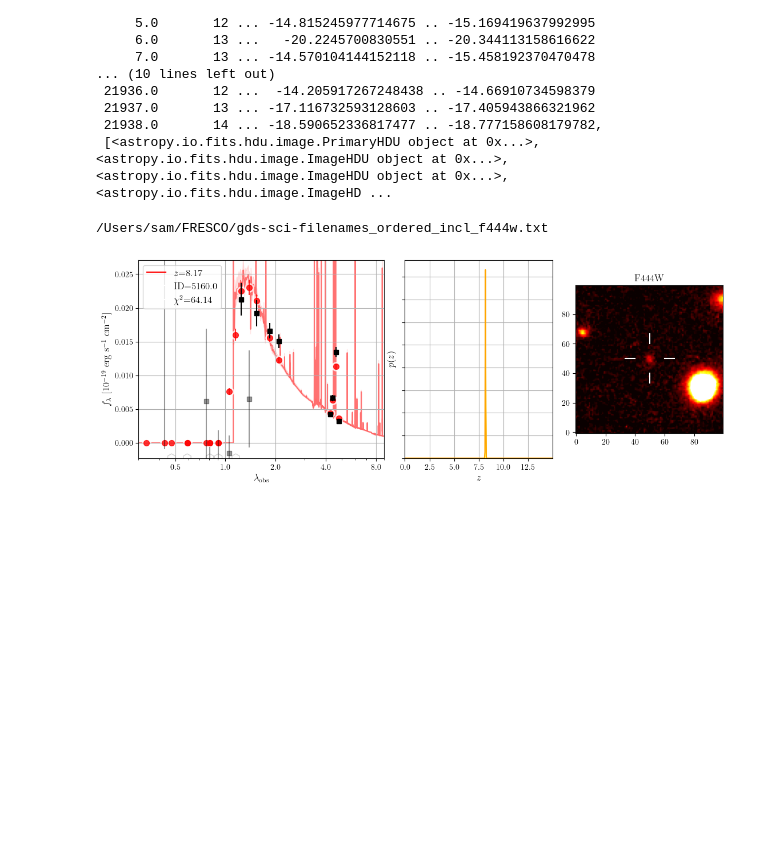
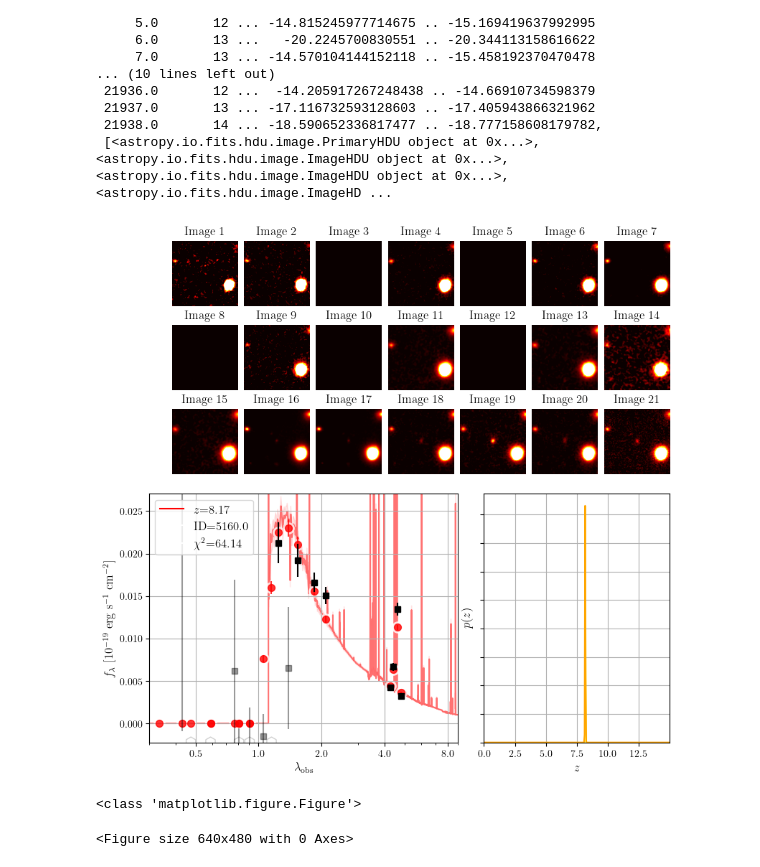
Before and after one commit to sambeckers/first-research-project, a Jupyter notebook: photoz_gds.ipynb, the cells around one changed output. Drawn from its saved outputs; the diff is of its cells as text; code cells hidden in the pictures; blank space fills up the shorter version.

Commit message:
Images in all filters!

```diff
--- a/photoz_gds.ipynb
+++ b/photoz_gds.ipynb
@@ -144,57 +144,77 @@ from astropy.nddata import Cutout2D
 from matplotlib.gridspec import GridSpec
 import numpy as np
 import matplotlib.pyplot as plt
+from mpl_toolkits.axes_grid1 import make_axes_locatable
 from pathlib import Path
 
 # Show the fit
 fig_path = Path('/Users/sam/Documents/GitHub/FRP/Figures/')
 f_path = Path('/Users/sam/FRESCO/')
 cat = np.genfromtxt(f_path / 'Catalogs_v2/gds_zphot_catalog_filtered_corr.cat', delimiter=' ', names=True, comments='#')
-print(f_path / 'gds-sci-filenames_ordered_incl_f444w.txt')
 images_data = []
 with open(f_path / 'gds-sci-filenames_ordered_incl_f444w.txt', 'r') as catalog_file:
     filenames = catalog_file.read().splitlines()
     for f in filenames:
         hdul = fits.open(f_path / f)
         images_data.append(hdul[0].data)
 
 plt.rcParams.update({
     "text.usetex": True,
     "font.family": "Times New Roman",
     "font.sans-serif": "helvetica"
 })
 for ID, RA, DEC in zip(cat['ID'], cat['ra'], cat['dec']):
     if ID == 5160.0:
-        cutout = Cutout2D(images_data[-1], SkyCoord(ra=RA*u.degree, dec=DEC*u.degree), u.Quantity((4, 4), u.arcsec), wcs = WCS(hdul[0].header))
-
         ix = self.idx[self.OBJID == ID][0]
         fig, dir = self.show_fit(ID, template_color='red', logpz=False, add_label=False)
         z = self.zbest[ix]
         fig.get_axes()[0].set_ylabel(r'$f_{\lambda}$ [$10^{-19}$ erg s$^{-1}$ cm$^{-2}$]', fontsize=12)
         fig.get_axes()[0].set_xlabel(r'$\lambda_{\mathrm{obs}}$', fontsize=12)
         fig.get_axes()[1].set_xlabel(r'$z$', fontsize=12)
         fig.get_axes()[1].set_ylabel(r'$p(z)$', fontsize=12)
         fig.get_axes()[0].legend(handles=[Line2D([0], [0], ls='-', color='red', label=fr'$z$={z:.2f}', markerfacecolor='red'),
                                             Line2D([0], [0], marker=None, color='w', label=fr'ID={ID}'),
                                             Line2D([0], [0], marker=None, color='w', label=fr"$\chi^2$={dir['chi2']:.2f}")], loc='upper left', fontsize=12)
         pos = fig.get_axes()[1].get_position()
-        std_cutout = np.std(cutout.data)
-        plt.subplots_adjust(right=0.9)
-        # ax2 = fig.add_axes((1.1, 0.1, 0.2, 0.8))
-        ax2 = fig.add_axes([pos.x1 + 0.05, pos.y0, pos.width, pos.height])
-        ax2.imshow(cutout.data, origin='lower', cmap='hot', vmin=0, vmax=3*std_cutout)
-        ax2.set_title('F444W', fontsize=12)
 
-        # Add the crosshair
-        center_x, center_y = cutout.shape[1] / 2, cutout.shape[0] / 2
-        length = min(cutout.shape) / 6
-        gap = length * 0.6
+        gs = GridSpec(3, 7, figure=fig, wspace=0.1, hspace=0.1)
+        for i, image in enumerate(images_data):
+            cutout = Cutout2D(image, SkyCoord(ra=RA*u.degree, dec=DEC*u.degree), u.Quantity((4, 4), u.arcsec), wcs = WCS(hdul[0].header))
+            ax = fig.add_subplot(gs[i // 7, i % 7])
 
-        ax2.plot([center_x - length, center_x - gap], [center_y, center_y], color='white', lw=1.5)  # Left horizontal line
-        ax2.plot([center_x + gap, center_x + length], [center_y, center_y], color='white', lw=1.5)  # Right horizontal line
-        ax2.plot([center_x, center_x], [center_y - length, center_y - gap], color='white', lw=1.5)  # Bottom vertical line
-        ax2.plot([center_x, center_x], [center_y + gap, center_y + length], color='white', lw=1.5) # Top vertical line
-        plt.savefig(fig_path / f'eazy_fits/gds_photoz_fit_{str(ID)}.pdf', dpi=450, bbox_inches='tight')
+            ax.imshow(cutout.data, origin='lower', cmap='hot', vmin=0, vmax=3*np.std(cutout.data))
+            ax.set_title(f'Image {i+1}', fontsize=12)
+            ax.axis('off')
+        fig.subplots_adjust(bottom=pos.y1 + 0.05, top=pos.y1 + 0.9, right=pos.x1)
+        # # Adjust the spacing between subplots
+        # plt.subplots_adjust(top=0.9)
+
+        # for i in images_data:
+        #
+        #     std_cutout = np.std(cutout.data)
+        #     plt.subplots_adjust(right=0.9)
+        #     ax2 = fig.add_axes([pos.x1 + 0.05, pos.y0, pos.width, pos.height])
+        #     ax2.imshow(cutout.data, origin='lower', cmap='hot', vmin=0, vmax=3*std_cutout)
+        #     ax2.set_title('F444W', fontsize=12)
+
+        #     # Add the crosshair
+        #     center_x, center_y = cutout.shape[1] / 2, cutout.shape[0] / 2
+        #     length = min(cutout.shape) / 6
+        #     gap = length * 0.6
+
+        #     ax2.plot([center_x - length, center_x - gap], [center_y, center_y], color='white', lw=1.5)  # Left horizontal line
+        #     ax2.plot([center_x + gap, center_x + length], [center_y, center_y], color='white', lw=1.5)  # Right horizontal line
+        #     ax2.plot([center_x, center_x], [center_y - length, center_y - gap], color='white', lw=1.5)  # Bottom vertical line
+        #     ax2.plot([center_x, center_x], [center_y + gap, center_y + length], color='white', lw=1.5) # Top vertical line
+        #     plt.savefig(fig_path / f'eazy_fits/gds_photoz_fit_{str(ID)}.pdf', dpi=450, bbox_inches='tight')
 # %% [output]
-/Users/sam/FRESCO/gds-sci-filenames_ordered_incl_f444w.txt
-[figure, old version]
+[figure, new version]
+# %%
+
+fig2 = fig.get_figure()
+print(type(fig2))
+plt.figure(fig2.set_figure(fig2))
+plt.show()
+# %% [output]
+<class 'matplotlib.figure.Figure'>
+<Figure size 640x480 with 0 Axes>
```
Also changed, not shown: 2 other files.
